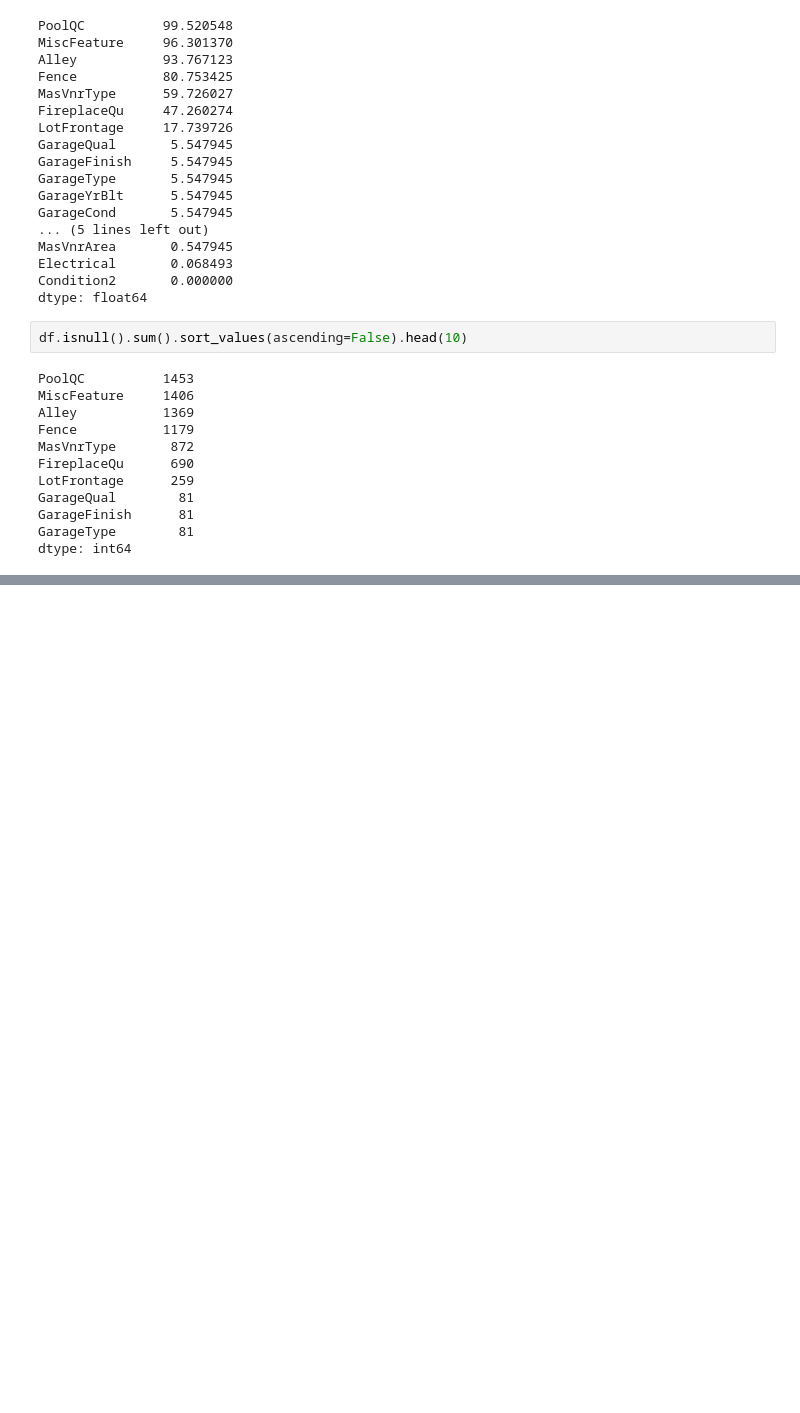
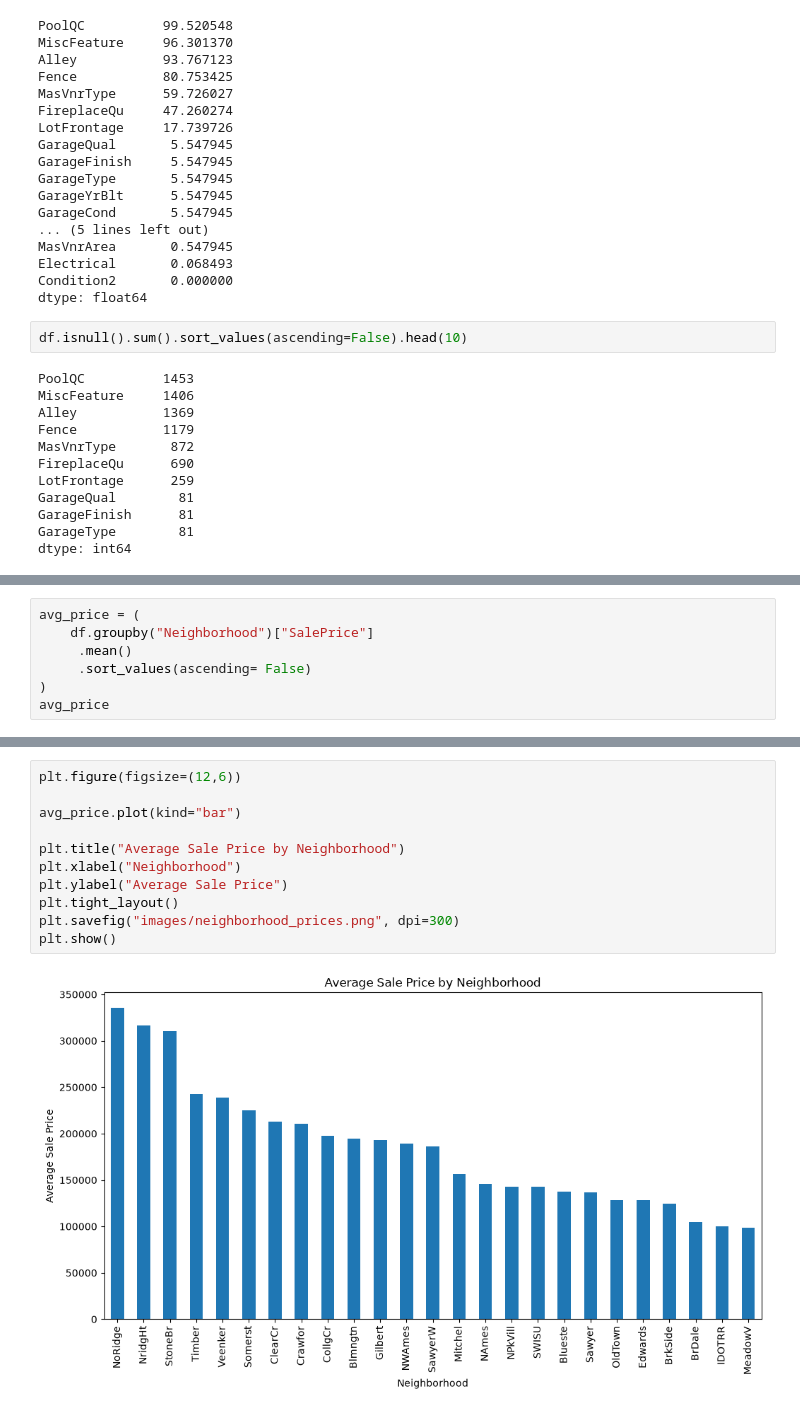
Before and after one commit to Kasias1/house-price-predictor, a Jupyter notebook: House_Price_EDA.ipynb, the cells around one changed output, grey strips where cells are left out. Saved outputs shown, nothing was run; the diff lists cells and outputs as text; blank space fills up the shorter version.

```diff
--- a/House_Price_EDA.ipynb
+++ b/House_Price_EDA.ipynb
@@ -135,0 +359,7 @@ KeyError: 'MasVarType'
+# %%
+avg_price = (
+    df.groupby("Neighborhood")["SalePrice"]
+     .mean()
+     .sort_values(ascending= False)
+)
+avg_price
@@ -135,0 +384,13 @@ KeyError: 'MasVarType'
+# %%
+plt.figure(figsize=(12,6))
+
+avg_price.plot(kind="bar")
+
+plt.title("Average Sale Price by Neighborhood")
+plt.xlabel("Neighborhood")
+plt.ylabel("Average Sale Price")
+plt.tight_layout()
+plt.savefig("images/neighborhood_prices.png", dpi=300)
+plt.show()
+# %% [output]
+[figure, added]
```
Also changed, not shown: parts of 29 cells of this notebook, 8 other files.
